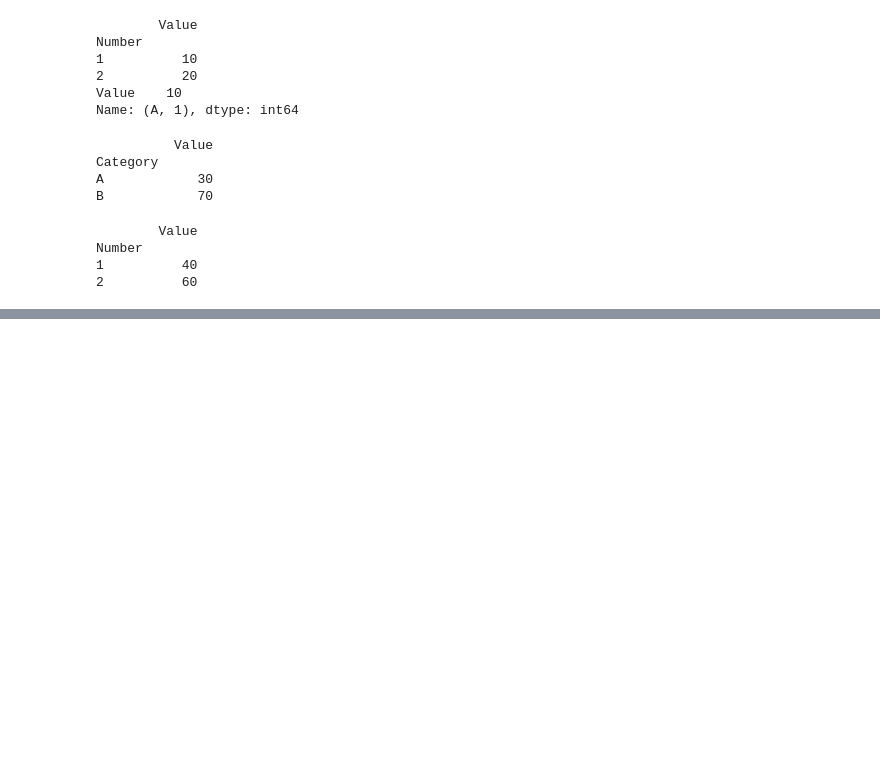
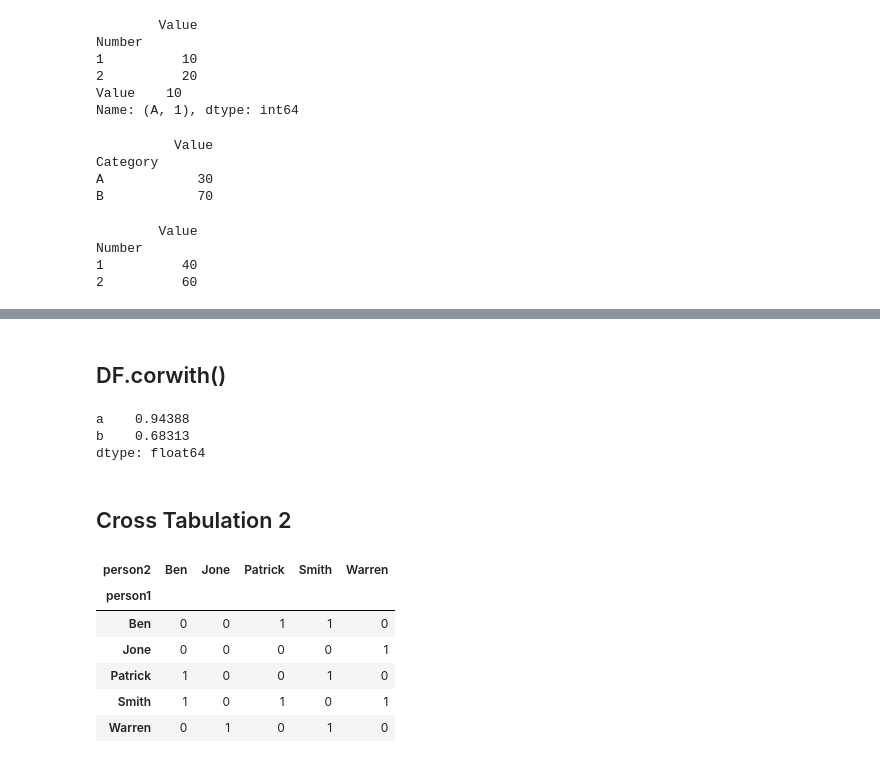
Before and after one commit to Oz174/SelfStudyPython, a Jupyter notebook: DaybyDay/15- All About Pandas.ipynb, the cells around one changed output, grey strips where cells are left out. Cells and saved outputs as stored; diff of their text form; code cells hidden in the pictures; blank space fills up the shorter version.

```diff
--- a/DaybyDay/15- All About Pandas.ipynb
+++ b/DaybyDay/15- All About Pandas.ipynb
@@ -156,0 +256,52 @@ Number
+# %% [markdown]
+## DF.corwith()
+# %%
+df1 = pd.DataFrame({
+    "a": [1, 2, 3, 4],
+    "b": [2, 3, 4, 6]
+})
+
+df2 = pd.DataFrame({
+    "a": [1, 2, 3, 3],
+    "b": [2, 2, 5, 4]
+})
+
+df1.corrwith(df2)
+# %% [output]
+a    0.94388
+b    0.68313
+dtype: float64
+# %% [markdown]
+## Cross Tabulation 2
+# %%
+network = [
+    ("Ben", "Smith"),
+    ("Ben", "Patrick"),
+    ("Warren", "Jone"),
+    ("Warren", "Smith"),
+    ("Smith", "Patrick"),
+]
+
+# Create a dataframe of the network
+friends1 = pd.DataFrame(
+    network, columns=["person1", "person2"]
+)
+
+# Create the order of the columns
+friends2 = pd.DataFrame(
+    network, columns=["person2", "person1"]
+)
+
+# Create a symmetric dataframe
+friends = pd.concat([friends1, friends2])
+
+# Create a cross tabulation
+pd.crosstab(friends.person1, friends.person2)
+# %% [output]
+| person2 | Ben | Jone | Patrick | Smith | Warren |
+| person1 |  |  |  |  |  |
+| Ben | 0 | 0 | 1 | 1 | 0 |
+| Jone | 0 | 0 | 0 | 0 | 1 |
+| Patrick | 1 | 0 | 0 | 1 | 0 |
+| Smith | 1 | 0 | 1 | 0 | 1 |
+| Warren | 0 | 1 | 0 | 1 | 0 |
```
Also changed, not shown: parts of 33 cells of this notebook.
